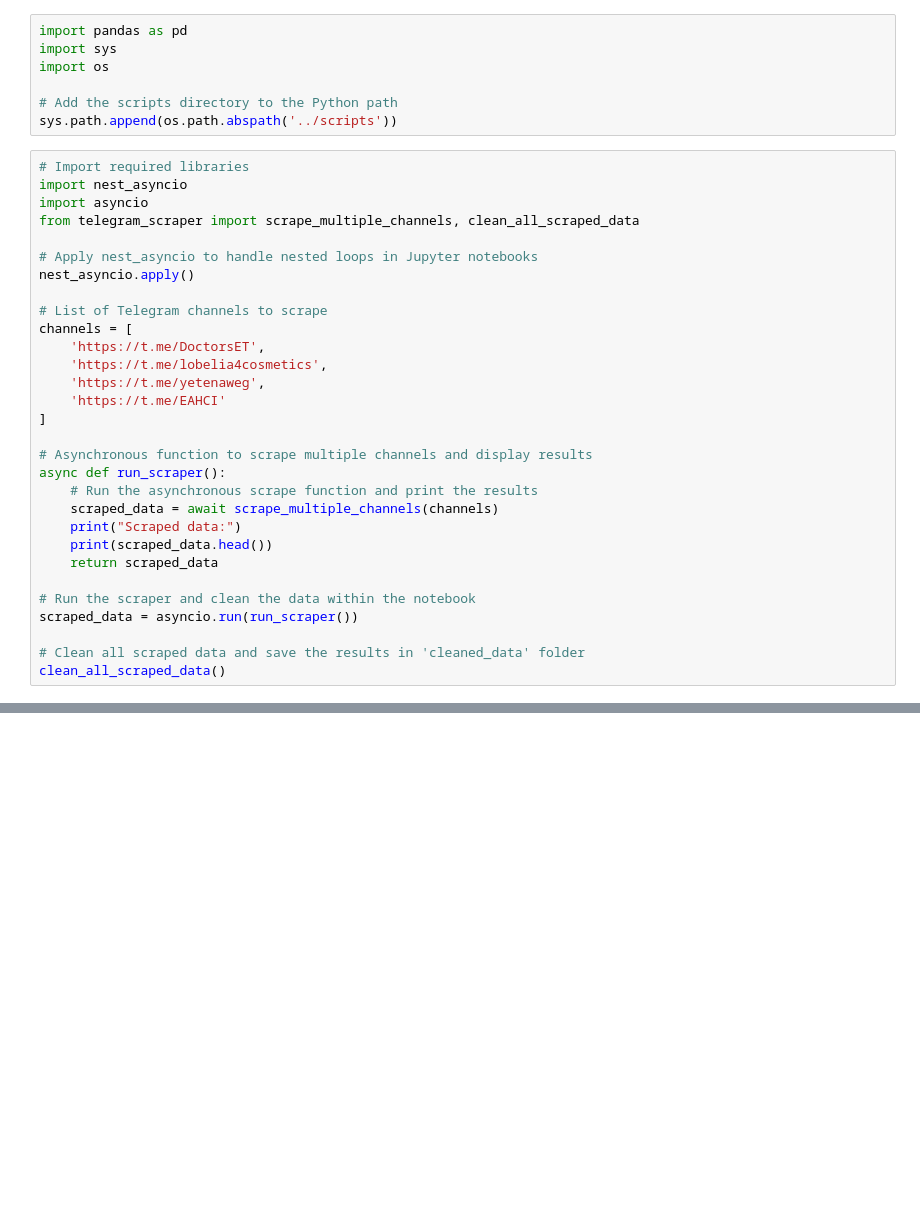
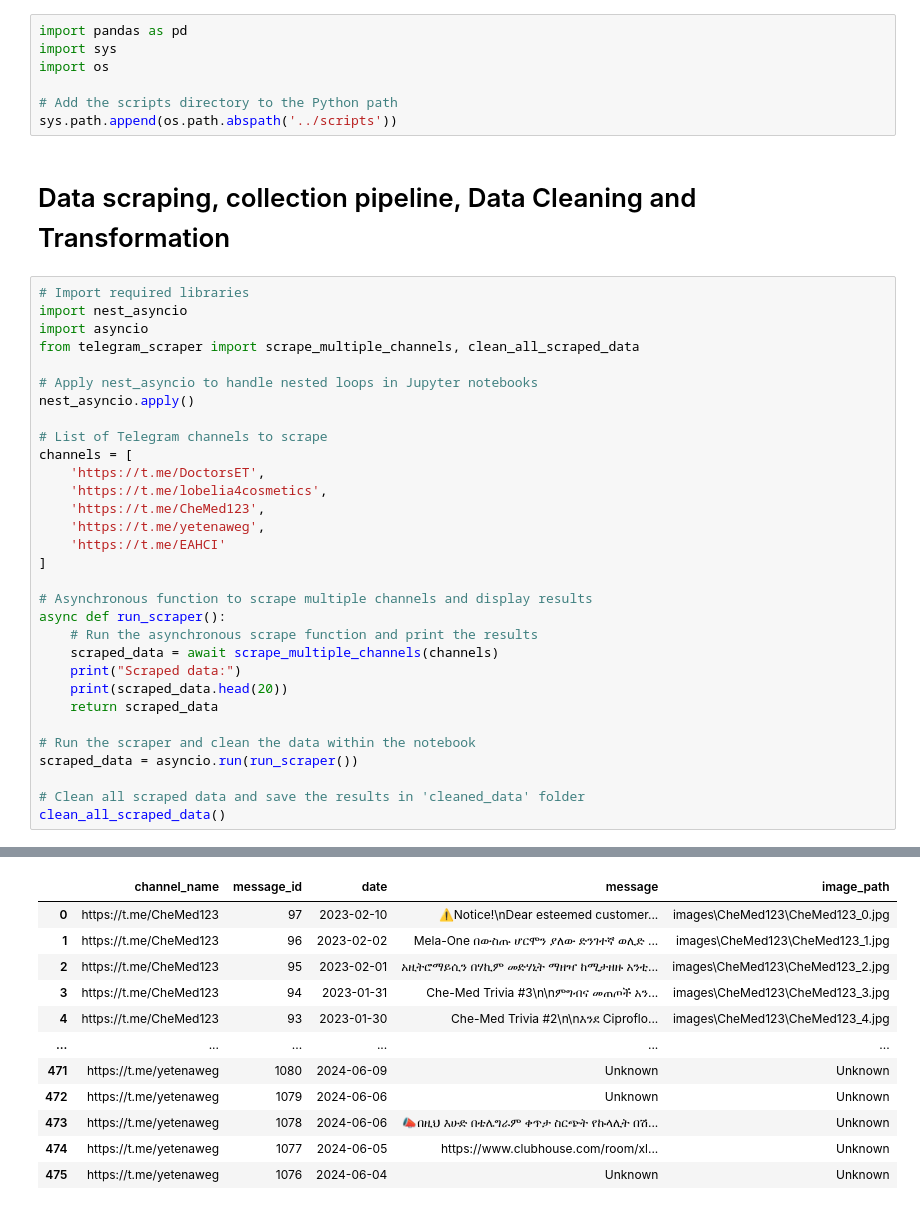
Before and after one commit to NaimaT15/data-ware-house-for-ethiopian-medical, a Jupyter notebook: notebooks/telegram_scraper.ipynb, the cells around one changed output, grey strips where cells are left out. Cells and saved outputs as stored; diff of their text form; blank space fills up the shorter version.

```diff
--- a/notebooks/telegram_scraper.ipynb
+++ b/notebooks/telegram_scraper.ipynb
@@ -5,6 +5,8 @@ import os
 
 # Add the scripts directory to the Python path
 sys.path.append(os.path.abspath('../scripts'))
+# %% [markdown]
+#  Data scraping, collection pipeline, Data Cleaning and Transformation
 # %%
 # Import required libraries
 import nest_asyncio
@@ -18,6 +20,7 @@ nest_asyncio.apply()
 channels = [
     'https://t.me/DoctorsET',
     'https://t.me/lobelia4cosmetics',
+    'https://t.me/CheMed123',
     'https://t.me/yetenaweg',
     'https://t.me/EAHCI'
 ]
@@ -27,7 +30,7 @@ async def run_scraper():
     # Run the asynchronous scrape function and print the results
     scraped_data = await scrape_multiple_channels(channels)
     print("Scraped data:")
-    print(scraped_data.head())
+    print(scraped_data.head(20))
     return scraped_data
 
 # Run the scraper and clean the data within the notebook
@@ -69,0 +76,12 @@ Scraped data:
+|  | channel_name | message_id | date | message | image_path |
+| 0 | https://t.me/CheMed123 | 97 | 2023-02-10 | ⚠️Notice!\nDear esteemed customer... | images\CheMed123\CheMed123_0.jpg |
+| 1 | https://t.me/CheMed123 | 96 | 2023-02-02 | Mela-One በውስጡ ሆርሞን ያለው ድንገተኛ ወሊድ ... | images\CheMed123\CheMed123_1.jpg |
+| 2 | https://t.me/CheMed123 | 95 | 2023-02-01 | አዚትሮማይሲን በሃኪም መድሃኒት ማዘዣ ከሚታዘዙ አንቲ... | images\CheMed123\CheMed123_2.jpg |
+| 3 | https://t.me/CheMed123 | 94 | 2023-01-31 | Che-Med Trivia #3\n\nምግብና መጠጦች አን... | images\CheMed123\CheMed123_3.jpg |
+| 4 | https://t.me/CheMed123 | 93 | 2023-01-30 | Che-Med Trivia #2\n\nእንደ Ciproflo... | images\CheMed123\CheMed123_4.jpg |
+| ... | ... | ... | ... | ... | ... |
+| 471 | https://t.me/yetenaweg | 1080 | 2024-06-09 | Unknown | Unknown |
+| 472 | https://t.me/yetenaweg | 1079 | 2024-06-06 | Unknown | Unknown |
+| 473 | https://t.me/yetenaweg | 1078 | 2024-06-06 | 📣በዚህ እሁድ በቴሌግራም ቀጥታ ስርጭት የኩላሊት በሽ... | Unknown |
+| 474 | https://t.me/yetenaweg | 1077 | 2024-06-05 | https://www.clubhouse.com/room/xl... | Unknown |
+| 475 | https://t.me/yetenaweg | 1076 | 2024-06-04 | Unknown | Unknown |
```
Also changed, not shown: parts of 7 cells of this notebook, 7 other files.
